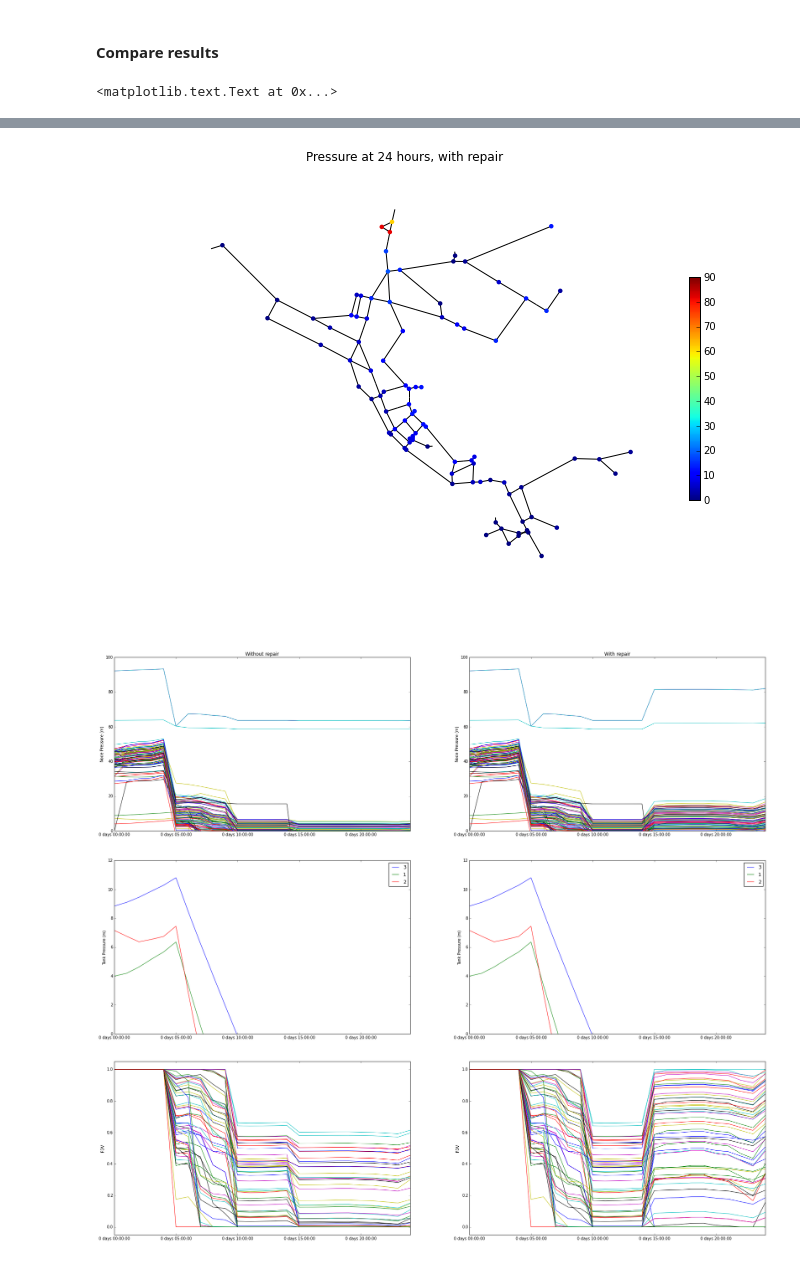
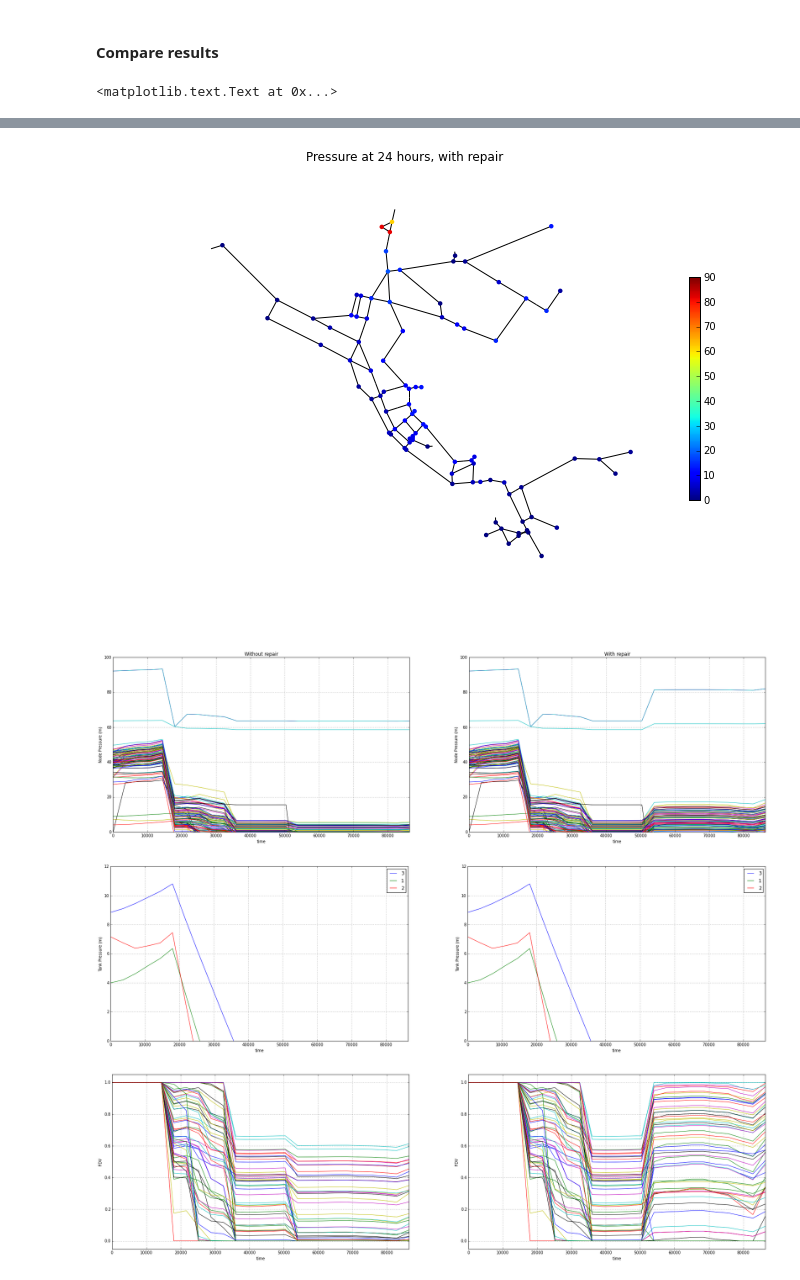
Before and after one commit to USEPA/WNTR, a Jupyter notebook: examples/demo/demo_Net3.ipynb, the cells around one changed output, grey strips where cells are left out. Saved outputs shown, nothing was run; the diff lists cells and outputs as text; code cells hidden in the pictures.

```diff
--- a/examples/demo/demo_Net3.ipynb
+++ b/examples/demo/demo_Net3.ipynb
@@ -84,7 +84,8 @@ wntr.network.draw_graph(wn, link_attribute=earthquake.pipe_status, node_size=0,
 #### Simulate hydraulics without repair
 # %%
 # The simulation uses pressure driven hydraulics and leak models to account for loss.
-wn.set_nominal_pressures(constant_nominal_pressure = 15)
+for name, node in wn.nodes():
+    node.nominal_pressure = 15
 wn.options.duration = 24*3600
 wn.options.hydraulic_timestep = 3600
 wn.options.report_timestep = 3600
@@ -96,8 +97,8 @@ for pipe_name in earthquake.pipes_to_leak:
     pipe_diameter = wn.get_link(pipe_name).diameter
     leak_diameter = np.round(np.random.uniform(0.01,0.5*pipe_diameter,1), 2)[0]
     # Add pipe leak to the network
-    wn.add_leak(leak_name = "Leak"+pipe_name, pipe_name = pipe_name, leak_diameter = leak_diameter, start_time =
-                pd.Timedelta(time_of_failure, unit='h'), fix_time = pd.Timedelta(time_of_failure + duration_of_failure, unit='h'))
+    wn.add_leak(leak_name = "Leak"+pipe_name, pipe_name = pipe_name, leak_diameter = leak_diameter,
+                start_time = time_of_failure*3600, fix_time = (time_of_failure + duration_of_failure)*3600)
 
 sim = wntr.sim.PyomoSimulator(wn,'PRESSURE DRIVEN')
 
@@ -188,10 +189,10 @@ Running Hydraulic Simulation at time 1 days 00:00:00  ...
 # %%
 wn_nodes = [node_name for node_name, node in wn.nodes(wntr.network.Junction)]
 
-pressure_at_24hr = results.node.loc[(wn_nodes, pd.Timedelta(hours = 24)), 'pressure']
+pressure_at_24hr = results.node.loc[(wn_nodes, 24*3600), 'pressure']
 wntr.network.draw_graph(wn, node_attribute=pressure_at_24hr, node_size=20, node_range = [0,90], title='Pressure at 24 hours, without repair', figsize=(12,8), dpi=100)
 
-pressure_at_24hr = results_repair.node.loc[(wn_nodes, pd.Timedelta(hours = 24)), 'pressure']
+pressure_at_24hr = results_repair.node.loc[(wn_nodes, 24*3600), 'pressure']
 wntr.network.draw_graph(wn, node_attribute=pressure_at_24hr, node_size=20, node_range = [0,90], title='Pressure at 24 hours, with repair', figsize=(12,8), dpi=100)
 
 # Node pressure
@@ -199,7 +200,6 @@ plt.figure(figsize=(30,8), dpi=100)
 plt.subplot(1,2,1)
 for name, node in wn.nodes(wntr.network.Junction):
     pressure = results.node['pressure'][name]
-    pressure.index = pressure.index.format()
     pressure.plot()
     plt.hold(True)
 plt.ylim(ymin=0)
@@ -209,7 +209,6 @@ plt.title('Without repair')
 plt.subplot(1,2,2)
 for name, node in wn.nodes(wntr.network.Junction):
     pressure = results_repair.node['pressure'][name]
-    pressure.index = pressure.index.format()
     pressure.plot()
     plt.hold(True)
 plt.ylim(ymin=0)
@@ -221,7 +220,6 @@ plt.figure(figsize=(30,8), dpi=100)
 plt.subplot(1,2,1)
 for name, tank in wn.nodes(wntr.network.Tank):
     pressure = results.node['pressure'][name]
-    pressure.index = pressure.index.format()
     pressure.plot(label=name)
     plt.hold(True)
 plt.ylim(ymin=0, ymax=12)
@@ -231,7 +229,6 @@ plt.legend()
 plt.subplot(1,2,2)
 for name, tank in wn.nodes(wntr.network.Tank):
     pressure = results_repair.node['pressure'][name]
-    pressure.index = pressure.index.format()
     pressure.plot(label=name)
     plt.hold(True)
 plt.ylim(ymin=0, ymax=12)
@@ -244,7 +241,6 @@ plt.figure(figsize=(30,8), dpi=100)
 plt.subplot(1,2,1)
 FDV_knt = results.node.loc[nzd_junctions, 'demand']/results.node.loc[nzd_junctions, 'expected_demand'] # FDV, scenario k, node n, time t
 FDV_knt = FDV_knt.unstack().T
-FDV_knt.index = FDV_knt.index.format()
 FDV_knt.plot(ax=plt.gca(), legend=False)
 plt.ylim(ymin=-0.05, ymax=1.05)
 plt.ylabel('FDV')
@@ -252,7 +248,6 @@ plt.ylabel('FDV')
 plt.subplot(1,2,2)
 FDV_knt = results_repair.node.loc[nzd_junctions, 'demand']/results_repair.node.loc[nzd_junctions, 'expected_demand'] # FDV, scenario k, node n, time t
 FDV_knt = FDV_knt.unstack().T
-FDV_knt.index = FDV_knt.index.format()
 FDV_knt.plot(ax=plt.gca(), legend=False)
 plt.ylim(ymin=-0.05, ymax=1.05)
 plt.ylabel('FDV')
@@ -260,14 +255,12 @@ plt.ylabel('FDV')
 plt.figure(figsize=(30,8), dpi=100)
 plt.subplot(1,2,1)
 FDV_kt = results.node.loc[nzd_junctions, 'demand'].sum(level=1)/results.node.loc[nzd_junctions, 'expected_demand'].sum(level=1) # FDV, scenario k, time t
-FDV_kt.index = FDV_kt.index.format()
 FDV_kt.plot(label='Average', color='k', linewidth=3.0, legend=False)
 plt.ylim(ymin=-0.05, ymax=1.05)
 plt.ylabel('Average FDV')
 
 plt.subplot(1,2,2)
 FDV_kt = results_repair.node.loc[nzd_junctions, 'demand'].sum(level=1)/results_repair.node.loc[nzd_junctions, 'expected_demand'].sum(level=1) # FDV, scenario k, time t
-FDV_kt.index = FDV_kt.index.format()
 FDV_kt.plot(label='Average', color='k', linewidth=3.0, legend=False)
 plt.ylim(ymin=-0.05, ymax=1.05)
 plt.ylabel('Averaege FDV')
@@ -277,4 +270,4 @@ plt.ylabel('Averaege FDV')
-[figure, old version]
+[figure, new version]
-[figure, old version]
+[figure, new version]
-[figure, old version]
+[figure, new version]
-[figure, old version]
+[figure, new version]
```
Also changed, not shown: parts of 4 cells of this notebook, 3 other files.
